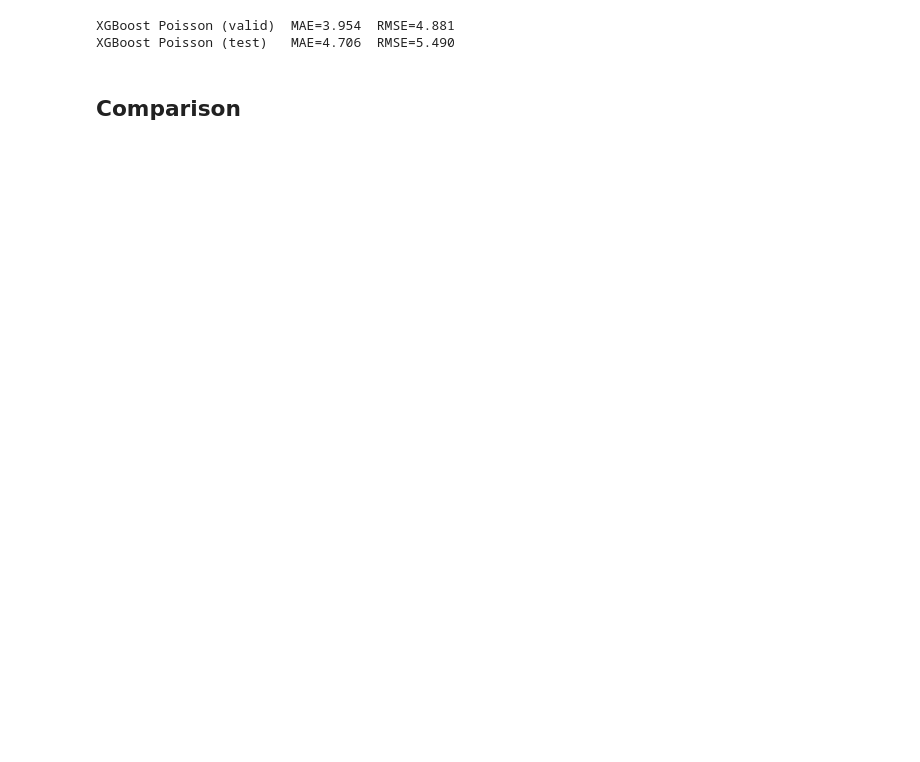
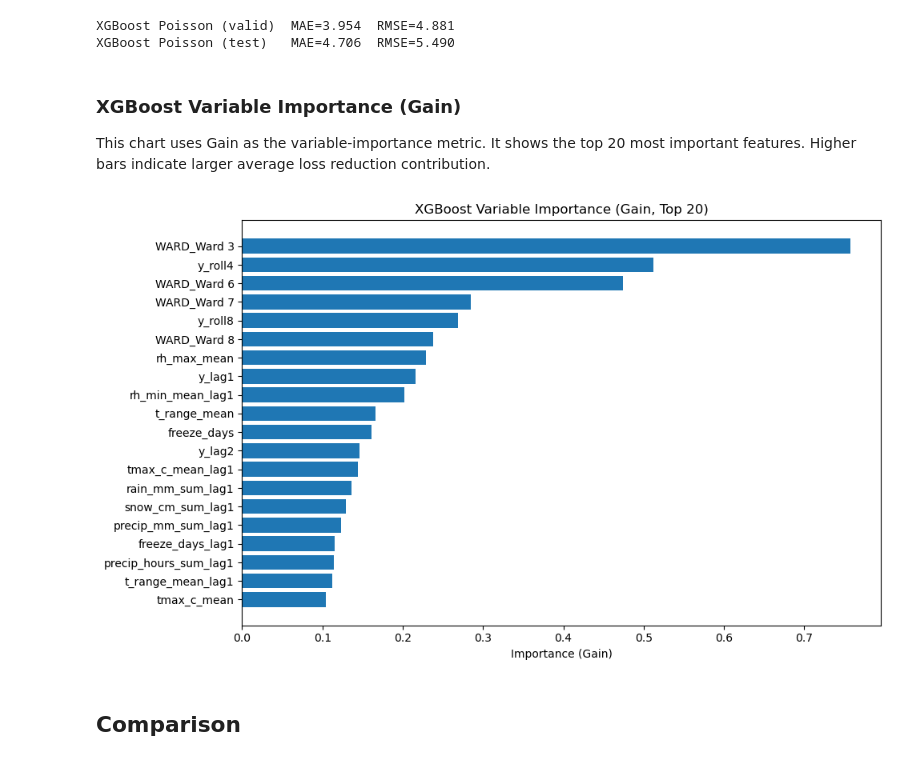
Before and after one commit to Erdos-Projects/spring-2026-dc-311, a Jupyter notebook: eda_2022.ipynb, the cells around one changed output. Saved outputs shown, nothing was run; the diff lists cells and outputs as text; code cells hidden in the pictures; blank space fills up the shorter version.

Commit message:
Add files via upload
add: model comparision

```diff
--- a/eda_2022.ipynb
+++ b/eda_2022.ipynb
@@ -336,6 +336,22 @@ plt.tight_layout(); plt.show()
 [figure]
 # %% [markdown]
 # Load weather data
+# %%
+def load_open_meteo_daily(path, ward_name):
+    w = pd.read_csv(path, skiprows=3)
+    w["time"] = pd.to_datetime(w["time"])
+    w["WARD"] = ward_name
+
+    # rename to simple names
+    w = w.rename(columns={
+        "precipitation_sum (mm)": "precip_mm",
+        "rain_sum (mm)": "rain_mm",
+        "snowfall_sum (cm)": "snow_cm",
+        "temperature_2m_max (°C)": "tmax_c",
+        "temperature_2m_min (°C)": "tmin_c",
+        "relative_humidity_2m_mean (%)": "rh_mean",
+    })
+    return w
 # %%
 def daily_to_weekly_features(w_daily):
     w = w_daily.copy()
@@ -731,6 +934,7 @@ try:
         subsample=0.8,
         colsample_bytree=0.8,
         reg_lambda=1.0,
+        importance_type="gain",
         random_state=42,
     )
 
@@ -752,6 +956,57 @@ except Exception as e:
 # %% [output]
 XGBoost Poisson (valid)  MAE=3.954  RMSE=4.881
 XGBoost Poisson (test)   MAE=4.706  RMSE=5.490
+# %% [markdown]
+### XGBoost Variable Importance (Gain)
+This chart uses Gain as the variable-importance metric.
+It shows the top 20 most important features.
+Higher bars indicate larger average loss reduction contribution.
+# %%
+# Variable importance plot (Gain, Top 20)
+booster = None
+gain_dict = {}
+xgb_importance = pd.Series(dtype=float)
+top20_importance = pd.Series(dtype=float)
+
+if "xgb" not in globals() or "X_train" not in globals():
+    print("Please run the XGBoost training cell first so xgb and X_train are available.")
+else:
+    try:
+        booster = xgb.get_booster()
+        gain_dict = booster.get_score(importance_type="gain")
+
+        mapped_gain = {}
+        for k, v in gain_dict.items():
+            if isinstance(k, str) and k.startswith("f") and k[1:].isdigit():
+                idx = int(k[1:])
+                feat_name = X_train.columns[idx] if idx < len(X_train.columns) else k
+            else:
+                feat_name = k
+            mapped_gain[feat_name] = mapped_gain.get(feat_name, 0.0) + float(v)
+
+        xgb_importance = (
+            pd.Series(mapped_gain, dtype=float)
+            .reindex(X_train.columns, fill_value=0.0)
+            .sort_values(ascending=False)
+        )
+        top20_importance = xgb_importance.head(20)
+
+        if len(top20_importance) == 0 or np.isclose(top20_importance.sum(), 0.0):
+            print("No non-zero gain importances were found. Confirm the model is fitted.")
+        else:
+            plt.figure(figsize=(10, 6))
+            plt.barh(top20_importance.index, top20_importance.values)
+            plt.gca().invert_yaxis()
+            plt.title("XGBoost Variable Importance (Gain, Top 20)")
+            plt.xlabel("Importance (Gain)")
+            plt.tight_layout()
+            plt.show()
+
+            top20_importance.to_frame("gain")
+    except Exception as e:
+        print("Could not compute XGBoost gain importances:", e)
+# %% [output]
+[figure, added]
 # %% [markdown]
 ## Comparison
 # %%
```
Also changed, not shown: parts of 16 cells of this notebook.
